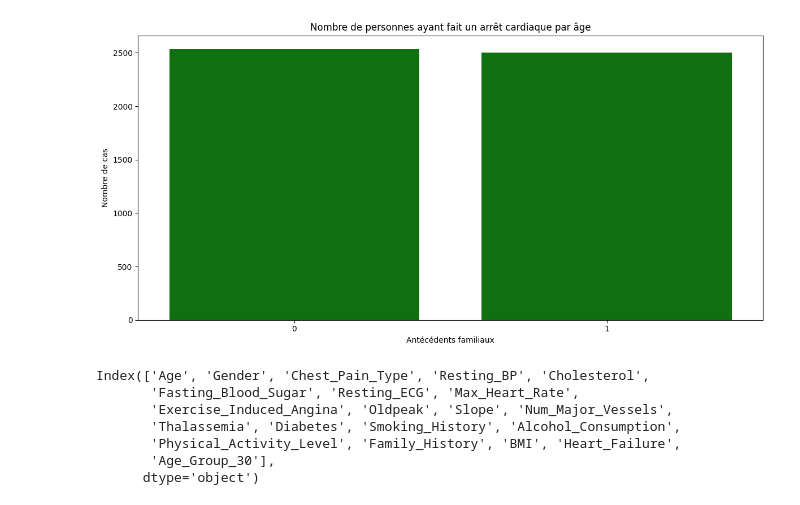
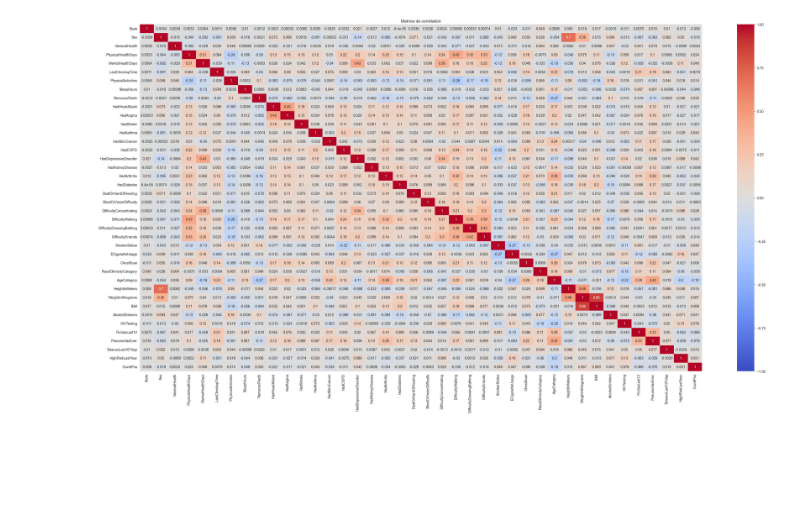
Before and after one commit to Leonciol/Reporting_restitution_grp4, a Jupyter notebook: main.ipynb, the cells around one changed output. Saved outputs shown, nothing was run; the diff lists cells and outputs as text; code cells hidden in the pictures; blank space fills up the shorter version.

```diff
--- a/main.ipynb
+++ b/main.ipynb
@@ -22,3 +16,0 @@ df.head(100000)
-# %%
-df = df[df["Heart_Failure"] == 1]
-df.head(100000)
@@ -39,4 +16,0 @@ df.head(100000)
-# %%
-age_bins = [0, 30, 60, 120]
-age_labels = ['0-29', '30-59', '60-90+',]
-df['Age_Group_30'] = pd.cut(df['Age'], bins=age_bins, labels=age_labels, right=True)
@@ -56,25 +17,20 @@ plt.show()
-# %%
-family_history_count = df['Family_History'].value_counts().sort_index()
-
-plt.figure(figsize=(12, 6))
-sns.barplot(x=family_history_count.index, y=family_history_count.values, color='green')
-plt.title("Nombre de personnes ayant fait un arrêt cardiaque par âge")
-plt.xlabel("Antécédents familiaux")
-plt.ylabel("Nombre de cas")
-# plt.xticks(rotation=90)
-plt.tight_layout()
-plt.show()
-# %% [output]
-[figure, removed]
-# %%
-df.columns
-# %% [output]
-Index(['Age', 'Gender', 'Chest_Pain_Type', 'Resting_BP', 'Cholesterol',
-       'Fasting_Blood_Sugar', 'Resting_ECG', 'Max_Heart_Rate',
-       'Exercise_Induced_Angina', 'Oldpeak', 'Slope', 'Num_Major_Vessels',
-       'Thalassemia', 'Diabetes', 'Smoking_History', 'Alcohol_Consumption',
-       'Physical_Activity_Level', 'Family_History', 'BMI', 'Heart_Failure',
-       'Age_Group_30'],
-      dtype='object')
-# %%
-df['Hypertension'] = df['Resting_BP'] >= 130
+# %%
+categorical_columns = []
+for c in df.columns:
+    categorical_columns.append(c)
+
+for col in categorical_columns:
+    df[col] = pd.Categorical(df[col]).codes
+
+numeric_columns = df.select_dtypes(include=[np.number]).columns
+
+corr_matrix = df[numeric_columns].corr()
+
+# Création du heatmap
+plt.figure(figsize=(30, 16))
+sns.heatmap(corr_matrix, annot=True, cmap='coolwarm', vmin=-1, vmax=1, center=0)
+plt.title('Matrice de corrélation')
+plt.tight_layout()
+plt.show()
+# %% [output]
+[figure, added]
```
Also changed, not shown: parts of 5 cells of this notebook, 1 other file.
